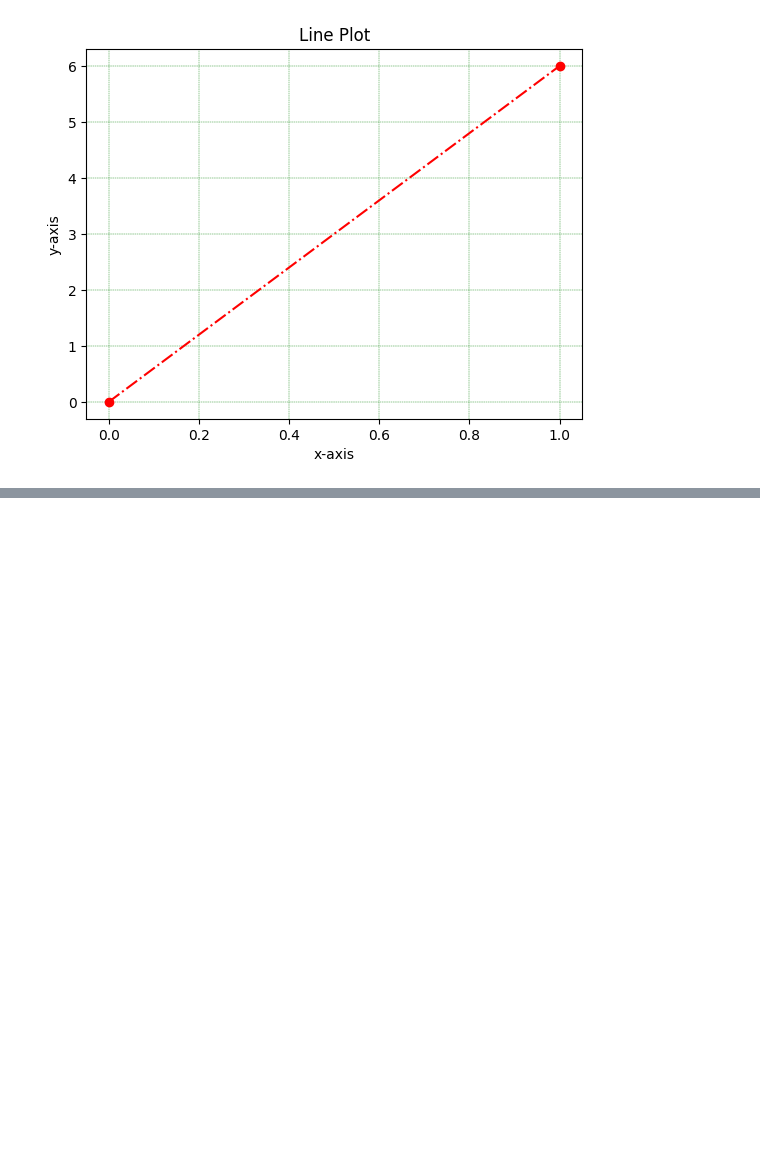
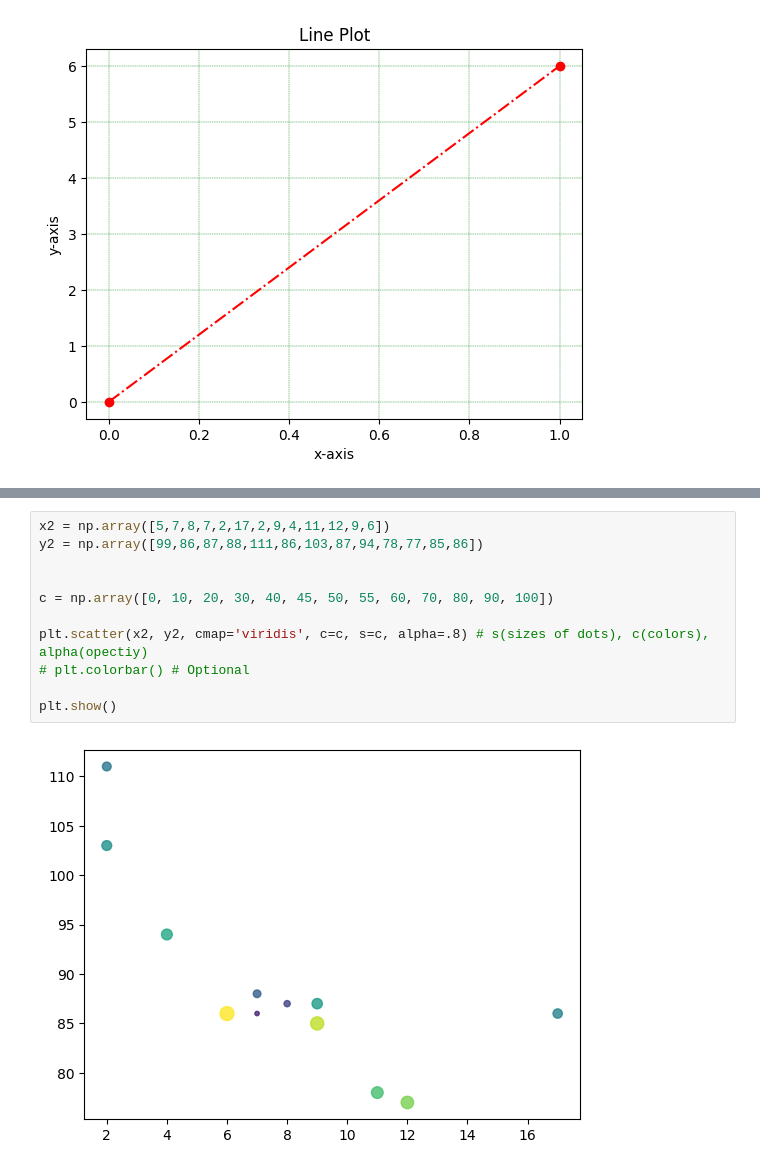
Before and after one commit to CodeQ-av/Python, a Jupyter notebook: matPlotLib.ipynb, the cells around one changed output, grey strips where cells are left out. Drawn from its saved outputs; the diff is of its cells as text; blank space fills up the shorter version.

```diff
--- a/matPlotLib.ipynb
+++ b/matPlotLib.ipynb
@@ -43,0 +113,13 @@ plt.show()
+# %%
+x2 = np.array([5,7,8,7,2,17,2,9,4,11,12,9,6])
+y2 = np.array([99,86,87,88,111,86,103,87,94,78,77,85,86])
+
+
+c = np.array([0, 10, 20, 30, 40, 45, 50, 55, 60, 70, 80, 90, 100])
+
+plt.scatter(x2, y2, cmap='viridis', c=c, s=c, alpha=.8) # s(sizes of dots), c(colors), alpha(opectiy)
+# plt.colorbar() # Optional
+
+plt.show()
+# %% [output]
+[figure, added]
```
Also changed, not shown: parts of 10 cells of this notebook, 1 other file.
